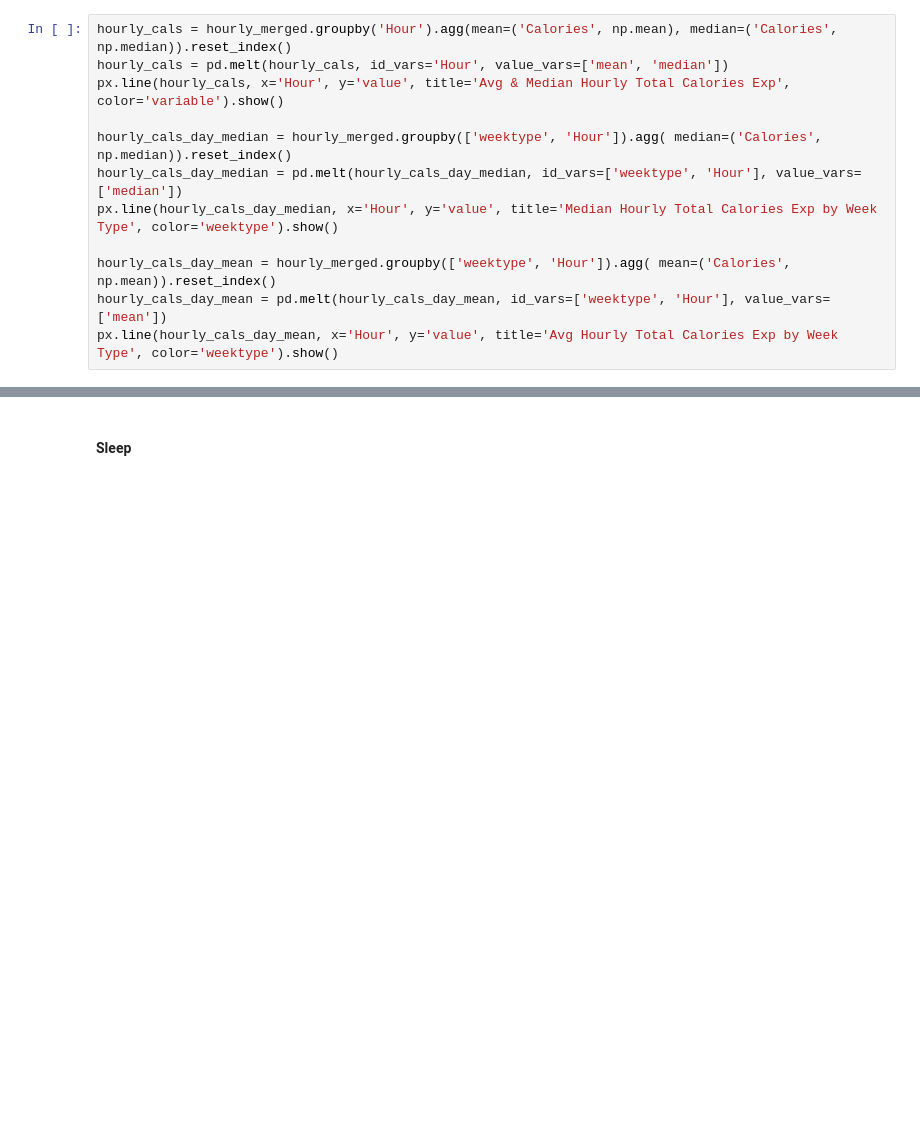
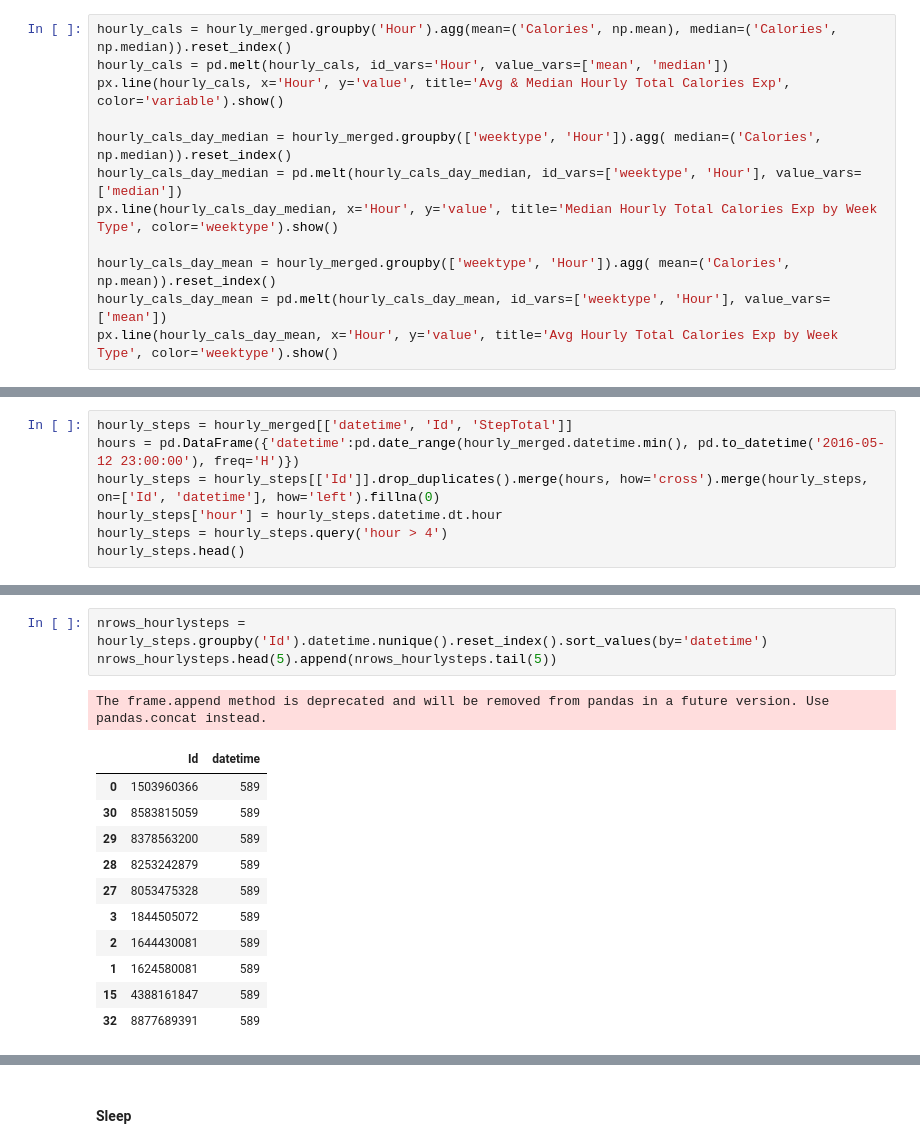
Before and after one commit to mrakelinggar/Google-Data-Analytics-Capstone---Bellabeat, a Jupyter notebook: 1 - Data Checker.ipynb, the cells around one changed output, grey strips where cells are left out. Saved outputs shown, nothing was run; the diff lists cells and outputs as text; blank space fills up the shorter version.

```diff
--- a/1 - Data Checker.ipynb
+++ b/1 - Data Checker.ipynb
@@ -1154,0 +1137,7 @@ px.line(hourly_cals_day_mean, x='Hour', y='value', title='Avg Hourly Total Calor
+# %%
+hourly_steps = hourly_merged[['datetime', 'Id', 'StepTotal']]
+hours = pd.DataFrame({'datetime':pd.date_range(hourly_merged.datetime.min(), pd.to_datetime('2016-05-12 23:00:00'), freq='H')})
+hourly_steps = hourly_steps[['Id']].drop_duplicates().merge(hours, how='cross').merge(hourly_steps, on=['Id', 'datetime'], how='left').fillna(0)
+hourly_steps['hour'] = hourly_steps.datetime.dt.hour
+hourly_steps = hourly_steps.query('hour > 4')
+hourly_steps.head()
@@ -1154,0 +1151,16 @@ px.line(hourly_cals_day_mean, x='Hour', y='value', title='Avg Hourly Total Calor
+# %%
+nrows_hourlysteps = hourly_steps.groupby('Id').datetime.nunique().reset_index().sort_values(by='datetime')
+nrows_hourlysteps.head(5).append(nrows_hourlysteps.tail(5))
+# %% [output]
+The frame.append method is deprecated and will be removed from pandas in a future version. Use pandas.concat instead.
+|  | Id | datetime |
+| 0 | 1503960366 | 589 |
+| 30 | 8583815059 | 589 |
+| 29 | 8378563200 | 589 |
+| 28 | 8253242879 | 589 |
+| 27 | 8053475328 | 589 |
+| 3 | 1844505072 | 589 |
+| 2 | 1644430081 | 589 |
+| 1 | 1624580081 | 589 |
+| 15 | 4388161847 | 589 |
+| 32 | 8877689391 | 589 |
```
Also changed, not shown: parts of 33 cells of this notebook.
